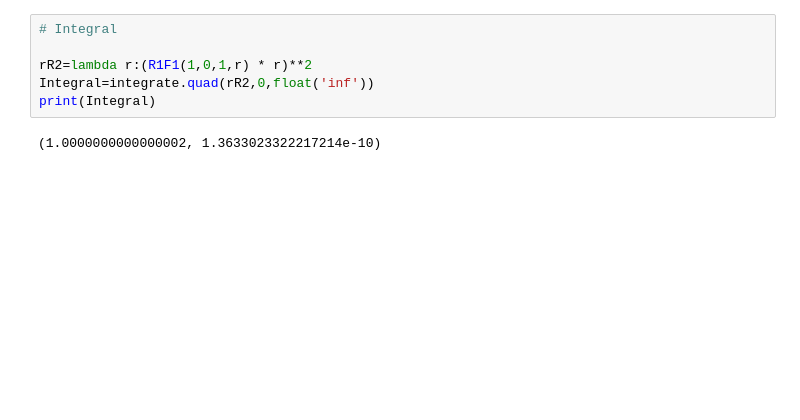
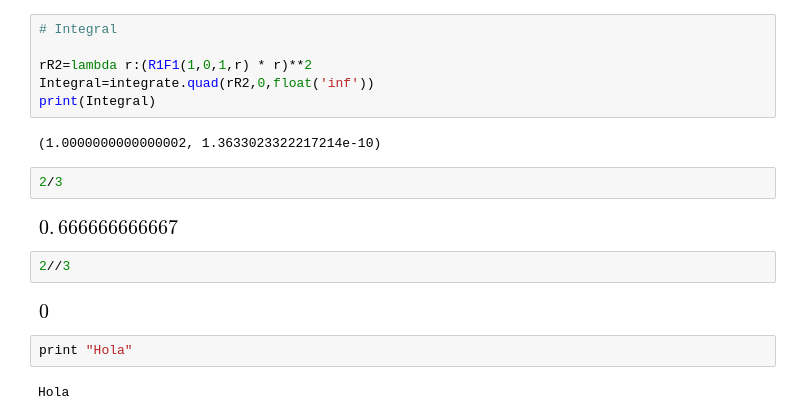
Before and after one commit to nicochunger/E3, a Jupyter notebook: FuncionesRadialesH.ipynb, the cells around one changed output. Drawn from its saved outputs; the diff is of its cells as text; blank space fills up the shorter version.

```diff
--- a/FuncionesRadialesH.ipynb
+++ b/FuncionesRadialesH.ipynb
@@ -285,3 +292,15 @@ Integral=integrate.quad(rR2,0,float('inf'))
 print(Integral)
 # %% [output]
 (1.0000000000000002, 1.3633023322217214e-10)
+# %%
+2/3
+# %% [output]
+[figure, added]
+# %%
+2//3
+# %% [output]
+[figure, added]
+# %%
+print "Hola"
+# %% [output]
+Hola
```
Also changed, not shown: parts of 8 cells of this notebook.
